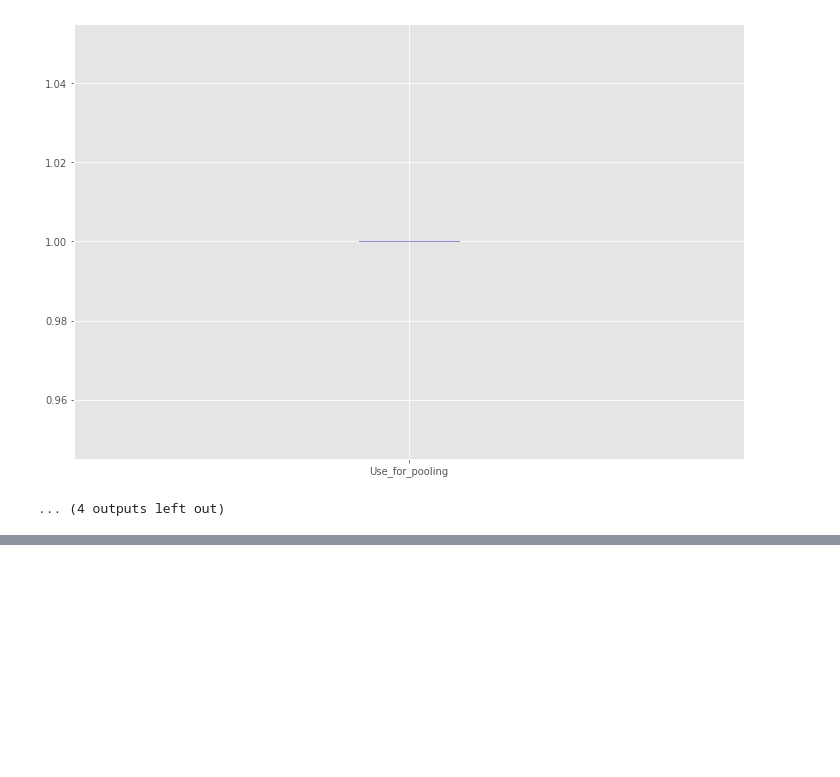
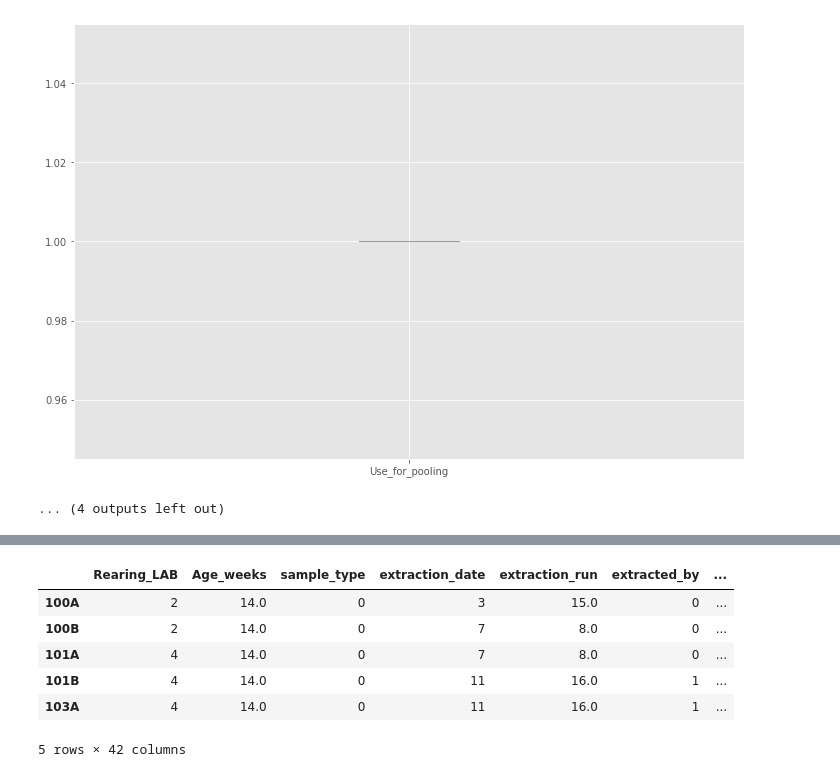
Before and after one commit to MaxJoas/metagenomic_contamination, a Jupyter notebook: preprocessing/preprocessing.ipynb, the cells around one changed output, grey strips where cells are left out. Drawn from its saved outputs; the diff is of its cells as text; code cells hidden in the pictures; blank space fills up the shorter version.

```diff
--- a/preprocessing/preprocessing.ipynb
+++ b/preprocessing/preprocessing.ipynb
@@ -621,0 +664,10 @@ FileNotFoundError: [Errno 2] No such file or directory: './contamination/data/ou
+# %%
+res.head()
+# %% [output]
+|  | Rearing_LAB | Age_weeks | sample_type | extraction_date | extraction_run | extracted_by | ... |
+| 100A | 2 | 14.0 | 0 | 3 | 15.0 | 0 | ... |
+| 100B | 2 | 14.0 | 0 | 7 | 8.0 | 0 | ... |
+| 101A | 4 | 14.0 | 0 | 7 | 8.0 | 0 | ... |
+| 101B | 4 | 14.0 | 0 | 11 | 16.0 | 1 | ... |
+| 103A | 4 | 14.0 | 0 | 11 | 16.0 | 1 | ... |
+5 rows × 42 columns
```
Also changed, not shown: parts of 14 cells of this notebook, 1 other file.
